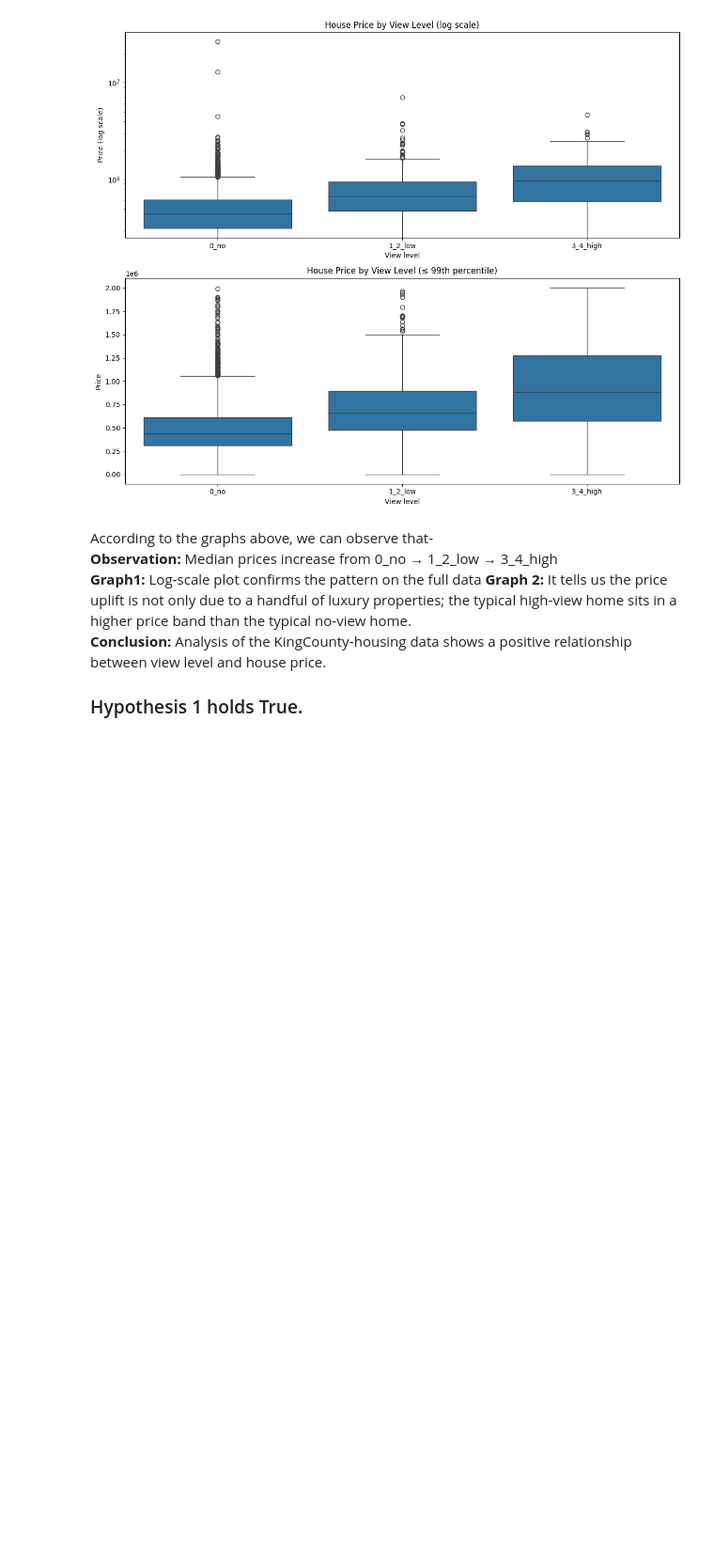
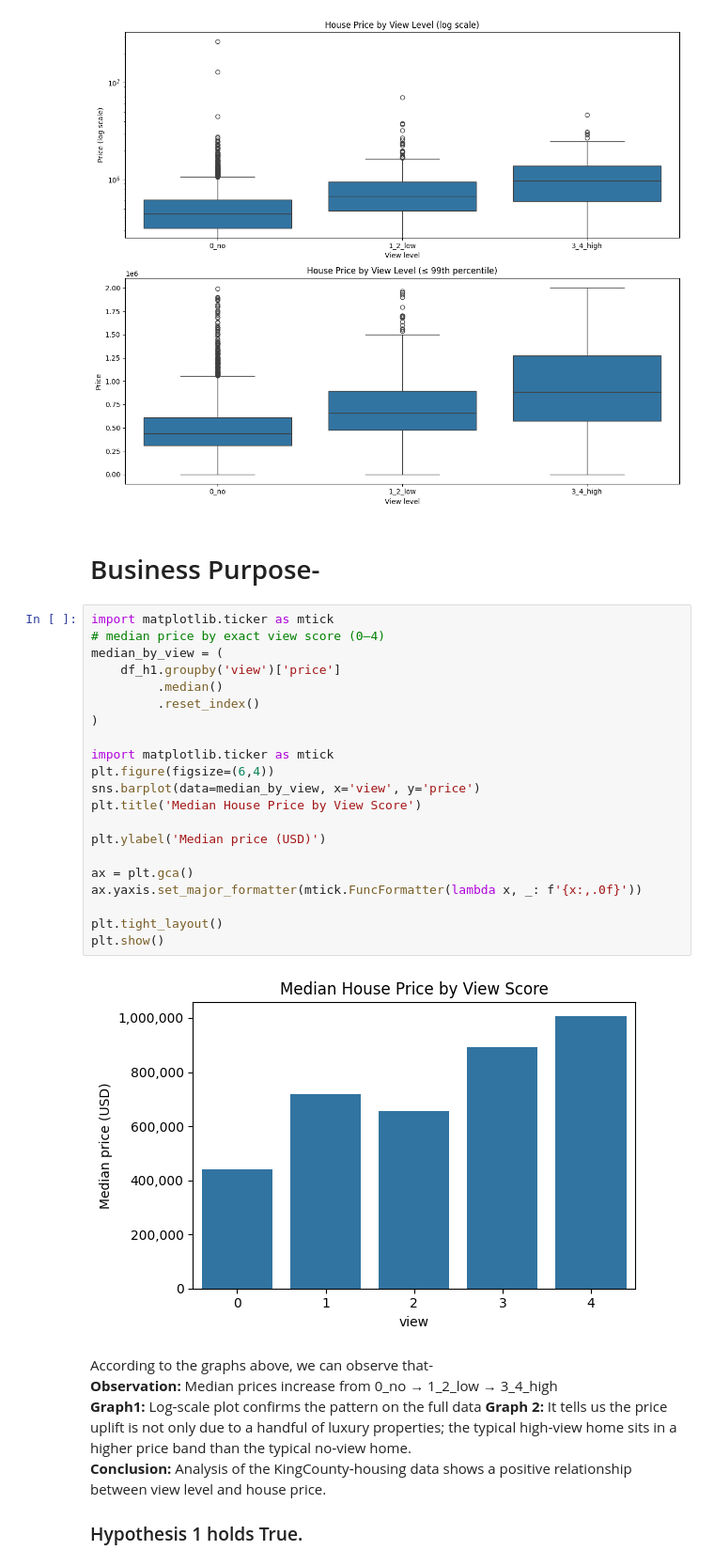
Before and after one commit to tamimdhbwgit/scientific_programming_lab, a Jupyter notebook: eda_project.ipynb, the cells around one changed output. Shown at 94% size. Saved outputs shown, nothing was run; the diff lists cells and outputs as text; blank space fills up the shorter version.

Commit message:
EDA Project (KC_housing data)

```diff
--- a/eda_project.ipynb
+++ b/eda_project.ipynb
@@ -66,6 +66,31 @@ plt.tight_layout()
 plt.show()
 # %% [output]
 [figure]
+# %% [markdown]
+# Business Purpose-
+# %%
+import matplotlib.ticker as mtick
+# median price by exact view score (0–4)
+median_by_view = (
+    df_h1.groupby('view')['price']
+         .median()
+         .reset_index()
+)
+
+import matplotlib.ticker as mtick
+plt.figure(figsize=(6,4))
+sns.barplot(data=median_by_view, x='view', y='price')
+plt.title('Median House Price by View Score')
+
+plt.ylabel('Median price (USD)')
+
+ax = plt.gca()
+ax.yaxis.set_major_formatter(mtick.FuncFormatter(lambda x, _: f'{x:,.0f}'))
+
+plt.tight_layout()
+plt.show()
+# %% [output]
+[figure, added]
 # %% [markdown]
 
 According to the graphs above, we can observe that-<br>
```
Also changed, not shown: parts of 4 cells of this notebook.
